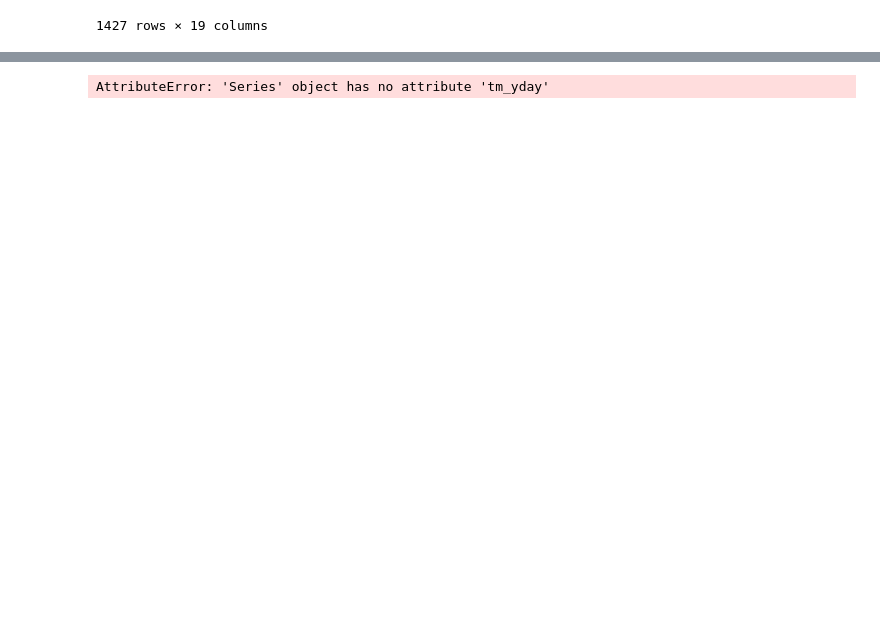
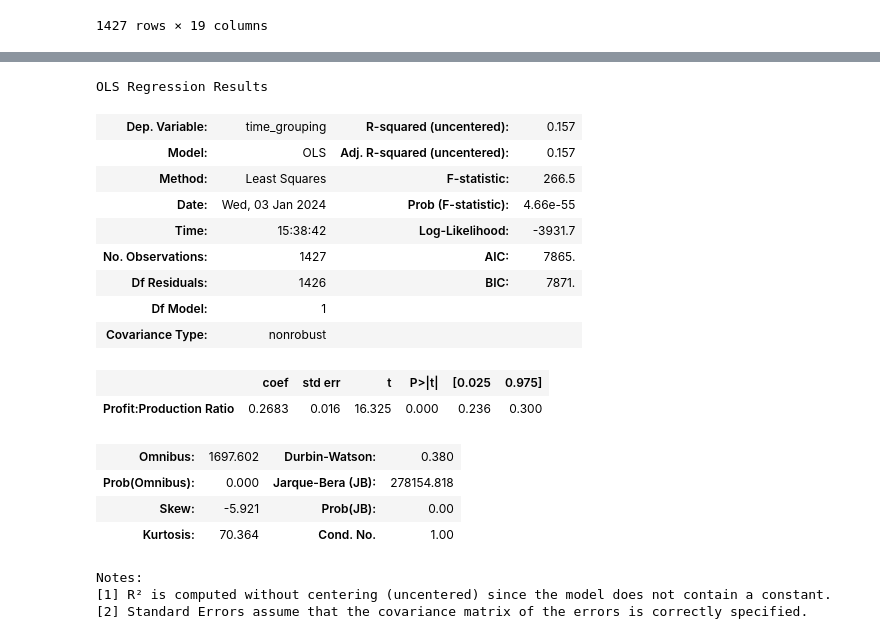
Before and after one commit to Keys2610/dsc-phase-2-project-v3, a Jupyter notebook: Sakeah WS.ipynb, the cells around one changed output, grey strips where cells are left out. Drawn from its saved outputs; the diff is of its cells as text; code cells hidden in the pictures; blank space fills up the shorter version.

Commit message:
added multivariant regression for time grouping

```diff
--- a/Sakeah WS.ipynb
+++ b/Sakeah WS.ipynb
@@ -64,7 +55,3 @@ merged_df
 | 1545 | tt8852552 | 2010 | Icarus | Icarus | Thriller | 78.0 | Maarten Diederen | ... |
 | 1546 | tt9024106 | 2019 | Unplanned | Unplanned | Biography,Drama | 106.0 | Chuck Konzelman | ... |
 1427 rows × 19 columns
-# %%
-merged_df
-merged_df["time_grouping"] = 0
-merged_df
@@ -100,5 +73,3 @@ elif doy in fall:
   season = 'fall'
 else:
   season = 'winter'
-# %% [output]
-AttributeError: 'Series' object has no attribute 'tm_yday'
@@ -104,0 +78,34 @@ AttributeError: 'Series' object has no attribute 'tm_yday'
+# %%
+ppr = merged_df['Profit:Production Ratio']
+#for single regression, we created a new variable panda series thats defined
+#by the column profit production ratio in the df
+# %%
+time_cat = merged_df['time_grouping']
+#for single regression, we created a new variable panda series thats defined
+#by the column time grouping in the df
+# %%
+X= sm.add_constant(ppr)
+#only add the constant to the column you are regressing on
+results= sm.OLS(time_cat, ppr).fit()
+results.params
+results.summary()
+# %% [output]
+OLS Regression Results
+| Dep. Variable: | time_grouping | R-squared (uncentered): | 0.157 |
+| Model: | OLS | Adj. R-squared (uncentered): | 0.157 |
+| Method: | Least Squares | F-statistic: | 266.5 |
+| Date: | Wed, 03 Jan 2024 | Prob (F-statistic): | 4.66e-55 |
+| Time: | 15:38:42 | Log-Likelihood: | -3931.7 |
+| No. Observations: | 1427 | AIC: | 7865. |
+| Df Residuals: | 1426 | BIC: | 7871. |
+| Df Model: | 1 |  |  |
+| Covariance Type: | nonrobust |  |  |
+|  | coef | std err | t | P>|t| | [0.025 | 0.975] |
+| Profit:Production Ratio | 0.2683 | 0.016 | 16.325 | 0.000 | 0.236 | 0.300 |
+| Omnibus: | 1697.602 | Durbin-Watson: | 0.380 |
+| Prob(Omnibus): | 0.000 | Jarque-Bera (JB): | 278154.818 |
+| Skew: | -5.921 | Prob(JB): | 0.00 |
+| Kurtosis: | 70.364 | Cond. No. | 1.00 |
+Notes:
+[1] R² is computed without centering (uncentered) since the model does not contain a constant.
+[2] Standard Errors assume that the covariance matrix of the errors is correctly specified.
```
Also changed, not shown: parts of 7 cells of this notebook.
